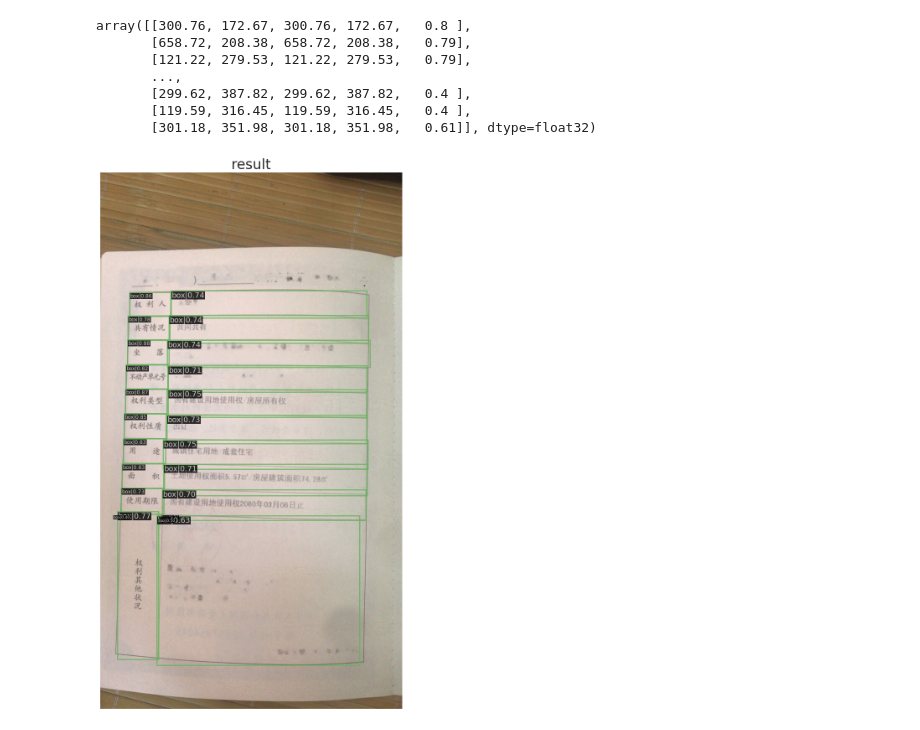
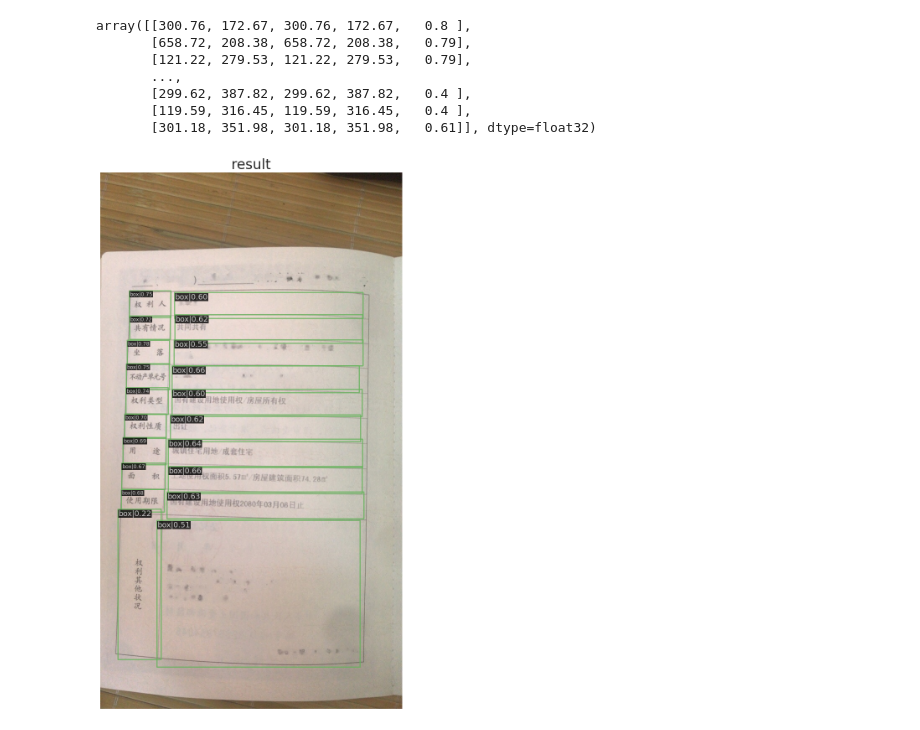
Before and after one commit to ArchieAlexArkhipov/Cycle-CenterNet-experiments, a Jupyter notebook: post-processing/eval_bad_model.ipynb, the cells around one changed output. Saved outputs shown, nothing was run; the diff lists cells and outputs as text; code cells hidden in the pictures.

```diff
--- a/post-processing/eval_bad_model.ipynb
+++ b/post-processing/eval_bad_model.ipynb
@@ -25,7 +39,7 @@ from utils import print_LC
 # %%
-checkpoint_file = '/home/aiarhipov/centernet/exps/20_cycle_middle_pairing_loss_speedup/epoch_30.pth'
+checkpoint_file = '/home/aiarhipov/centernet/exps/21_fix_hm/epoch_6.pth'
 
-config_file = "/home/aiarhipov/centernet/exps/20_cycle_l1/config.py"
+config_file = "/home/aiarhipov/centernet/exps/22_no_val_nms/config.py"
 cfg = Config.fromfile(config_file)
 
 set_random_seed(0, deterministic=False)
@@ -35,6 +49,6 @@ dataset = build_dataset(cfg.data.test)
 model = build_detector(cfg.model)
 model.CLASSES = dataset.CLASSES
 
-model = init_detector(config_file, checkpoint_file, device='cuda:2')
+model = init_detector(config_file, checkpoint_file, device=f'cuda:{5}')
 # %% [output]
 loading annotations into memory...
@@ -175,6 +187,7 @@ array([[300.76, 172.67, 300.76, 172.67,   0.8 ],
        [119.59, 316.45, 119.59, 316.45,   0.4 ],
        [301.18, 351.98, 301.18, 351.98,   0.61]], dtype=float32)
 # %%
-show_result_pyplot(model, img_path, [conf_pred[(conf_pred.astype(int)[:, 0] != conf_pred.astype(int)[:, 2])]], score_thr = 0.)
+# show_result_pyplot(model, img_path, [conf_pred[(conf_pred.astype(int)[:, 0] != conf_pred.astype(int)[:, 2])]], score_thr = 0.)
+show_result_pyplot(model, img_path, [conf_pred], score_thr = 0.2)
 # %% [output]
-[figure, old version]
+[figure, new version]
```
Also changed, not shown: parts of 4 cells of this notebook, 3 other files.
